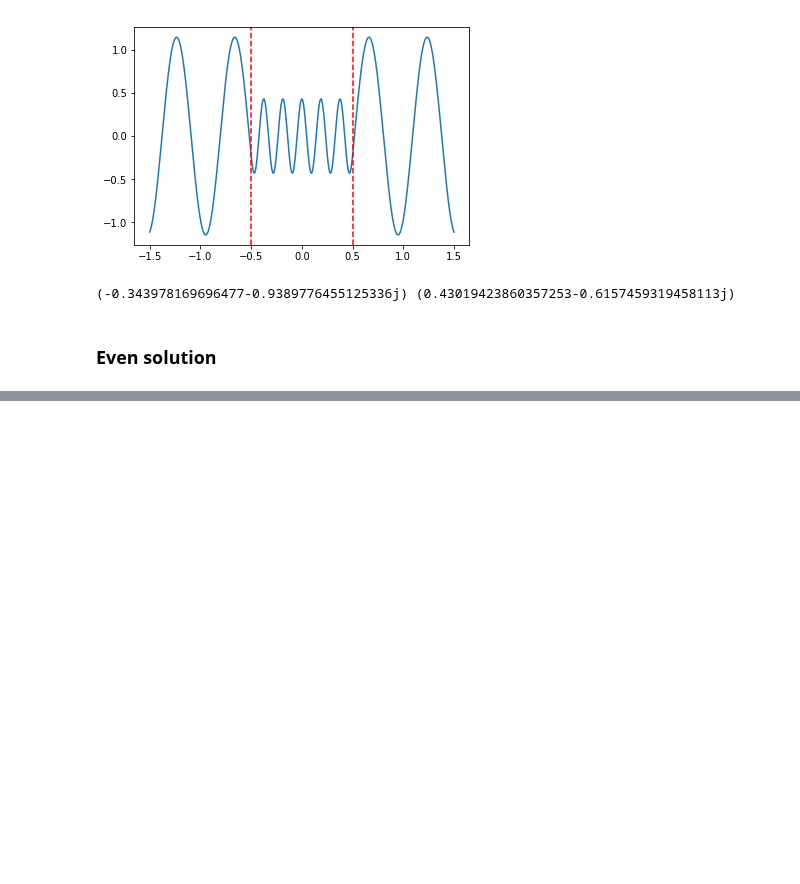
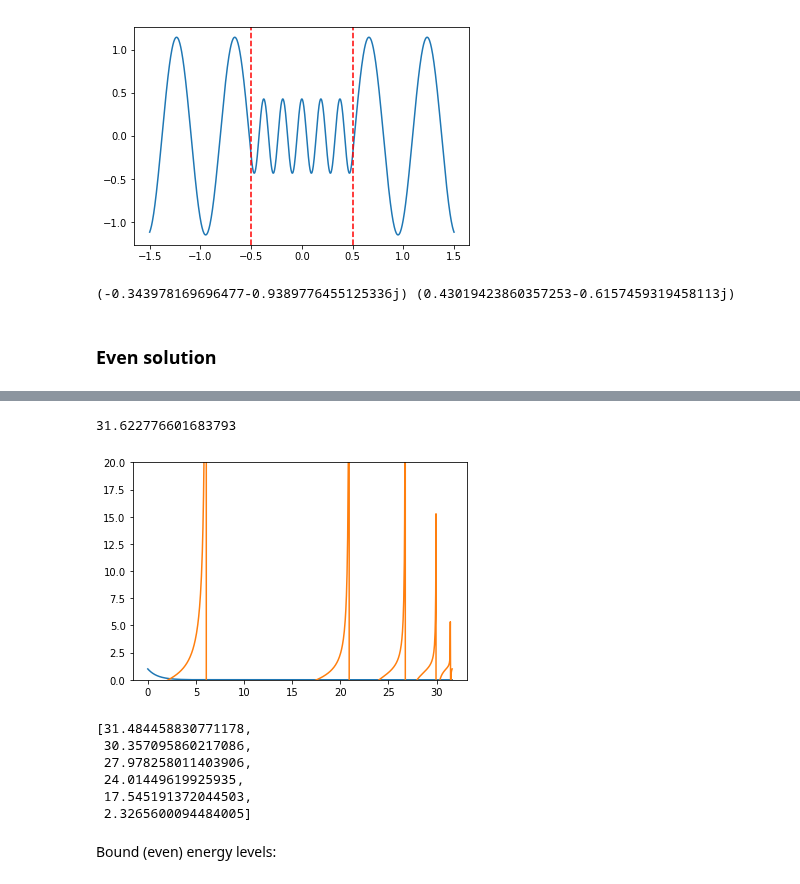
Before and after one commit to luigigenovese/KPM-nb, a Jupyter notebook: POLARIZABILITY/Potential_well_(infinite_domain_vs_finite_box).ipynb, the cells around one changed output, grey strips where cells are left out. Cells and saved outputs as stored; diff of their text form; code cells hidden in the pictures; blank space fills up the shorter version.

```diff
--- a/POLARIZABILITY/Potential_well_(infinite_domain_vs_finite_box).ipynb
+++ b/POLARIZABILITY/Potential_well_(infinite_domain_vs_finite_box).ipynb
@@ -497,0 +342,14 @@ x/2 + sin(x)*cos(x)/2
+# %%
+muMax = np.sqrt(2.0*V0)
+print (muMax)
+mu = np.linspace(muMax,0,1000)
+def q(mu): return np.sqrt(-mu**2+2*V0)
+# %% [output]
+31.622776601683793
+# %%
+plt.plot(mu,np.exp(-2.0*mu*(L-a)))
+plt.plot(mu,(mu-q(mu)*np.tan(q(mu)*a))/(mu+q(mu)*np.tan(q(mu)*a)))
+plt.ylim([0,20])
+plt.show()
+# %% [output]
+[figure, added]
@@ -497,0 +360,18 @@ x/2 + sin(x)*cos(x)/2
+# %%
+mu_zeroes = []
+for i in range(len(s)-1):
+    if s[i]+s[i+1] == 0:
+        zero = optimize.brentq(f_sym, mu[i], mu[i+1])
+        mu_zeroes.append(zero)
+# cut the spurious solutions
+mu_zeroes = [mu_zeroes[i] for i in range(0,len(mu_zeroes),2)]
+mu_zeroes
+# %% [output]
+[31.484458830771178,
+ 30.357095860217086,
+ 27.978258011403906,
+ 24.01449619925935,
+ 17.545191372044503,
+ 2.3265600094484005]
+# %% [markdown]
+Bound (even) energy levels:
```
Also changed, not shown: parts of 47 cells of this notebook.
